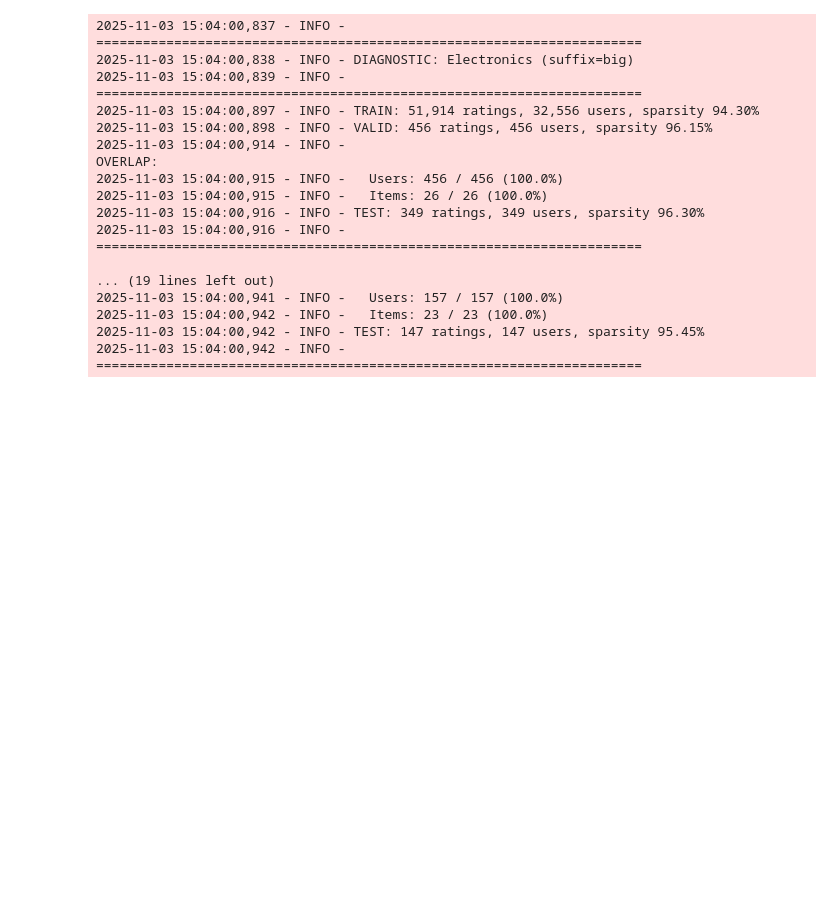
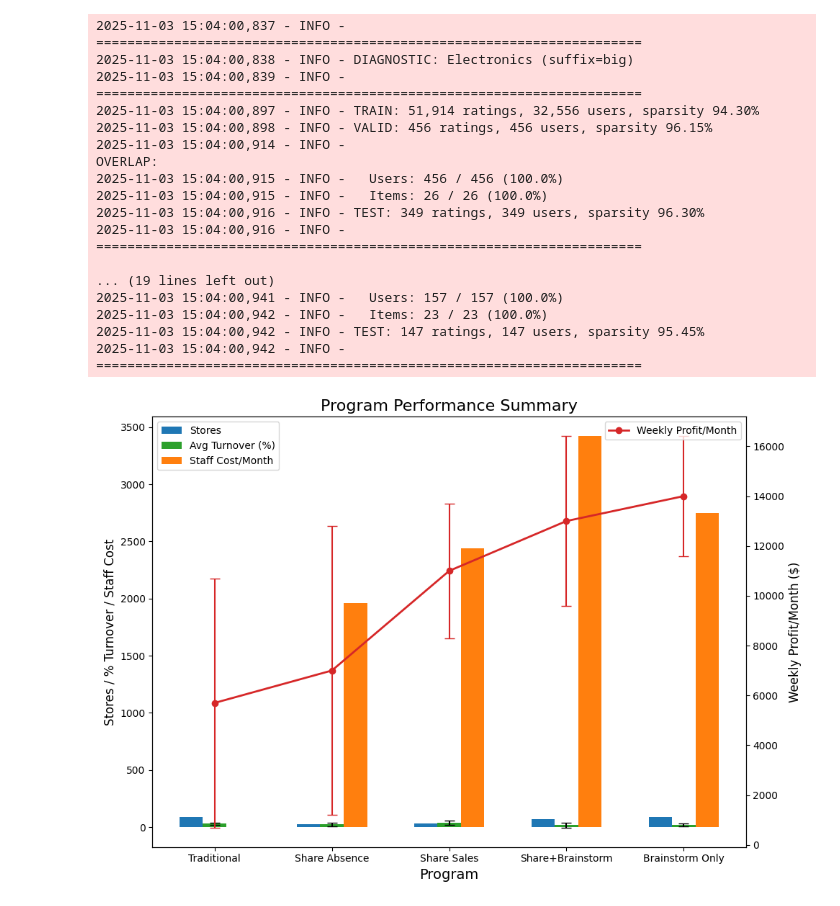
Before and after one commit to lequo-neu/Amazon-Product-Recommendation-System, a Jupyter notebook: notebooks/data_collection.ipynb, the cells around one changed output. Saved outputs shown, nothing was run; the diff lists cells and outputs as text; code cells hidden in the pictures; blank space fills up the shorter version.

```diff
--- a/notebooks/data_collection.ipynb
+++ b/notebooks/data_collection.ipynb
@@ -386,3 +386,48 @@ OVERLAP:
 2025-11-03 15:04:00,942 - INFO -   Items: 23 / 23 (100.0%)
 2025-11-03 15:04:00,942 - INFO - TEST: 147 ratings, 147 users, sparsity 95.45%
 2025-11-03 15:04:00,942 - INFO - ======================================================================
+# %%
+import matplotlib.pyplot as plt
+import numpy as np
+
+# Dữ liệu từ bảng
+programs = ['Traditional', 'Share Absence', 'Share Sales', 'Share+Brainstorm', 'Brainstorm Only']
+stores = [89, 27, 35, 67, 87]
+avg_turnover = [30, 23, 37, 17, 21]    # (%)
+avg_turnover_sd = [10, 14, 20, 20, 12] # SD
+weekly_profit = [5700, 7000, 11000, 13000, 14000]   # ($/month)
+weekly_profit_sd = [5000, 5800, 2700, 3400, 2400]   # SD
+staff_cost = [0, 1960, 2440, 3420, 2750]            # ($/month)
+
+fig, ax1 = plt.subplots(figsize=(10, 7))
+
+x = np.arange(len(programs))
+bar_width = 0.2
+
+# Vẽ các biểu đồ cột
+bars1 = ax1.bar(x - bar_width, stores, bar_width, label='Stores', color='tab:blue')
+bars2 = ax1.bar(x, avg_turnover, bar_width, yerr=avg_turnover_sd, capsize=5, label='Avg Turnover (%)', color='tab:green')
+bars3 = ax1.bar(x + bar_width, staff_cost, bar_width, label='Staff Cost/Month', color='tab:orange')
+
+# Vẽ biểu đồ đường cho Lợi nhuận hàng tuần
+ax2 = ax1.twinx()
+ax2.plot(x, weekly_profit, marker='o', color='tab:red', label='Weekly Profit/Month', linewidth=2)
+ax2.errorbar(x, weekly_profit, yerr=weekly_profit_sd, fmt='none', ecolor='tab:red', capsize=5)
+
+# Cài đặt trục và nhãn
+plt.xticks(x, programs, fontsize=12)
+ax1.set_xlabel('Program', fontsize=14)
+ax1.set_ylabel('Stores / % Turnover / Staff Cost', fontsize=12)
+ax2.set_ylabel('Weekly Profit/Month ($)', fontsize=12)
+
+# Chú giải
+bars = [bars1, bars2, bars3]
+labels = [b.get_label() for b in bars]
+ax1.legend(bars, labels, loc='upper left')
+ax2.legend(loc='upper right')
+
+plt.title('Program Performance Summary', fontsize=16)
+plt.tight_layout()
+plt.show()
+# %% [output]
+[figure, added]
```
Also changed, not shown: parts of 4 cells of this notebook.
